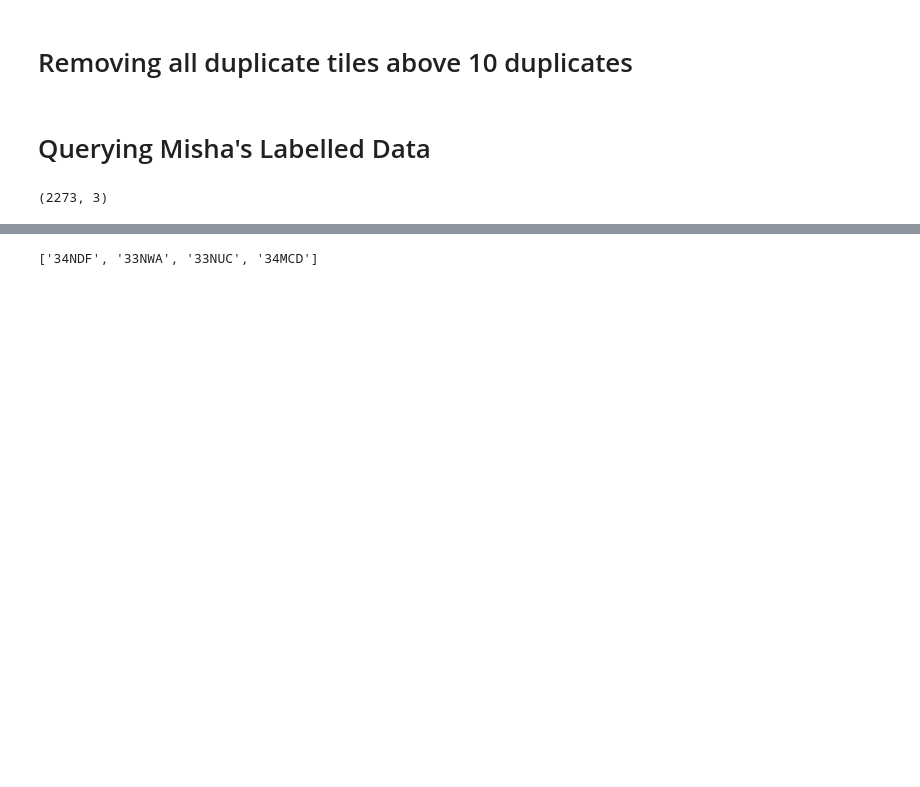
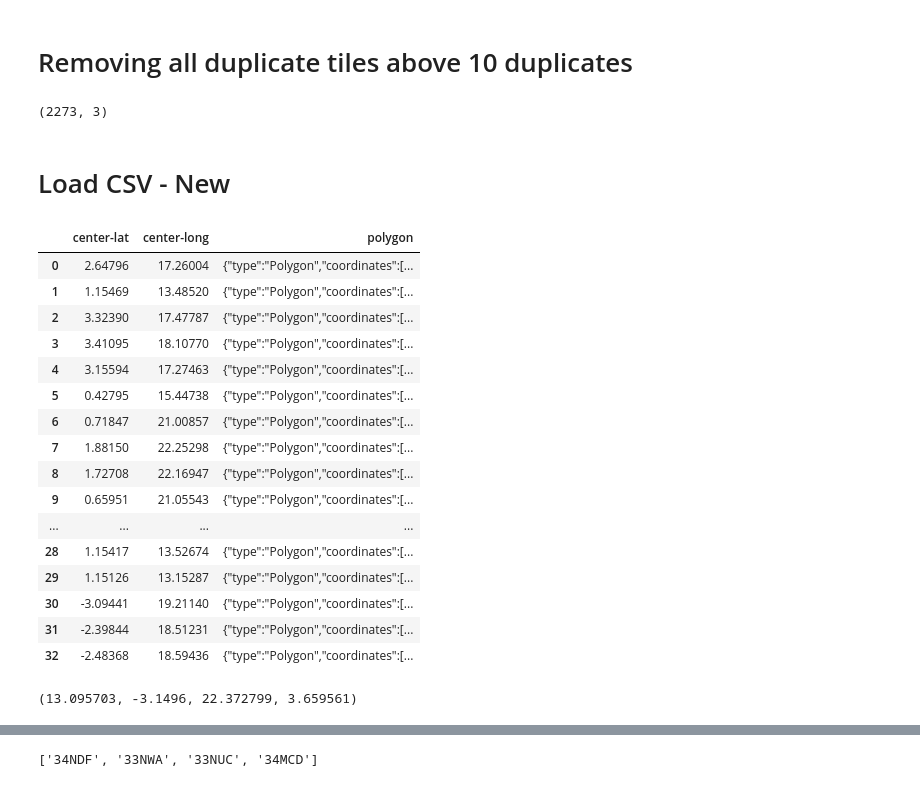
Before and after one commit to panopticonopolis/canopy-gis, a Jupyter notebook: data_collection/Sentinel_AWS.ipynb, the cells around one changed output, grey strips where cells are left out. Drawn from its saved outputs; the diff is of its cells as text; code cells hidden in the pictures; blank space fills up the shorter version.

```diff
--- a/data_collection/Sentinel_AWS.ipynb
+++ b/data_collection/Sentinel_AWS.ipynb
@@ -243,5 +266,3 @@ for tile in output2:
     )
 
     request.save_data(redownload=True)
-# %% [markdown]
-# Querying Misha's Labelled Data
@@ -287,3 +270,30 @@ df = pd.DataFrame(results, columns=['Tilename','Date','AmazonID'])
 df.shape
 # %% [output]
 (2273, 3)
+# %% [markdown]
+# Load CSV - New
+# %%
+import json
+
+df_labels = pd.read_csv("./data/labelled/labels_Misha_v2.csv")
+df_labels = df_labels[["center-lat","center-long","polygon"]][0:33]
+# %%
+df_labels
+# %% [output]
+|  | center-lat | center-long | polygon |
+| 0 | 2.64796 | 17.26004 | {"type":"Polygon","coordinates":[... |
+| 1 | 1.15469 | 13.48520 | {"type":"Polygon","coordinates":[... |
+| 2 | 3.32390 | 17.47787 | {"type":"Polygon","coordinates":[... |
+| 3 | 3.41095 | 18.10770 | {"type":"Polygon","coordinates":[... |
+| 4 | 3.15594 | 17.27463 | {"type":"Polygon","coordinates":[... |
+| 5 | 0.42795 | 15.44738 | {"type":"Polygon","coordinates":[... |
+| 6 | 0.71847 | 21.00857 | {"type":"Polygon","coordinates":[... |
+| 7 | 1.88150 | 22.25298 | {"type":"Polygon","coordinates":[... |
+| 8 | 1.72708 | 22.16947 | {"type":"Polygon","coordinates":[... |
+| 9 | 0.65951 | 21.05543 | {"type":"Polygon","coordinates":[... |
+| ... | ... | ... | ... |
+| 28 | 1.15417 | 13.52674 | {"type":"Polygon","coordinates":[... |
+| 29 | 1.15126 | 13.15287 | {"type":"Polygon","coordinates":[... |
+| 30 | -3.09441 | 19.21140 | {"type":"Polygon","coordinates":[... |
+| 31 | -2.39844 | 18.51231 | {"type":"Polygon","coordinates":[... |
+| 32 | -2.48368 | 18.59436 | {"type":"Polygon","coordinates":[... |
@@ -289,0 +319,4 @@ df.shape
+# %%
+bounding_box
+# %% [output]
+(13.095703, -3.1496, 22.372799, 3.659561)
```
Also changed, not shown: parts of 27 cells of this notebook, 6 other files.
